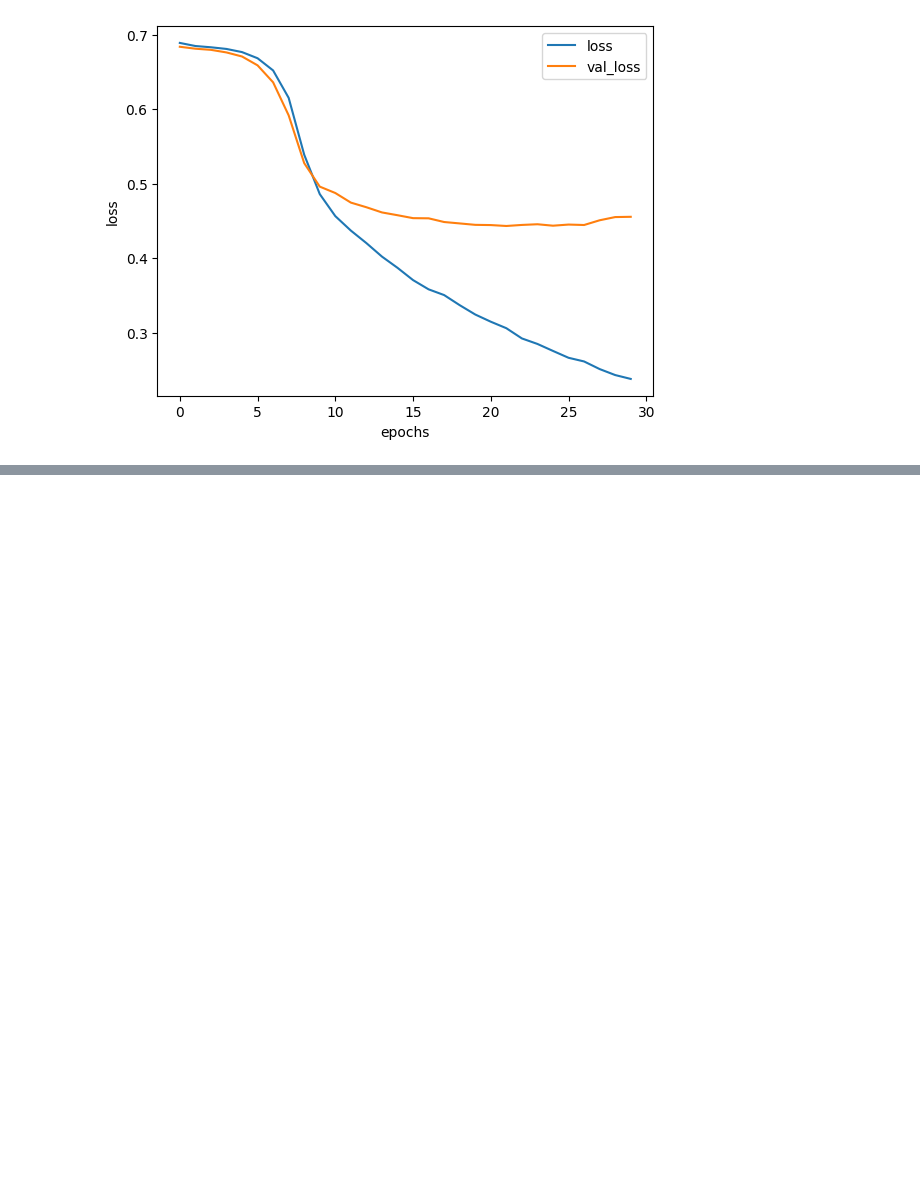
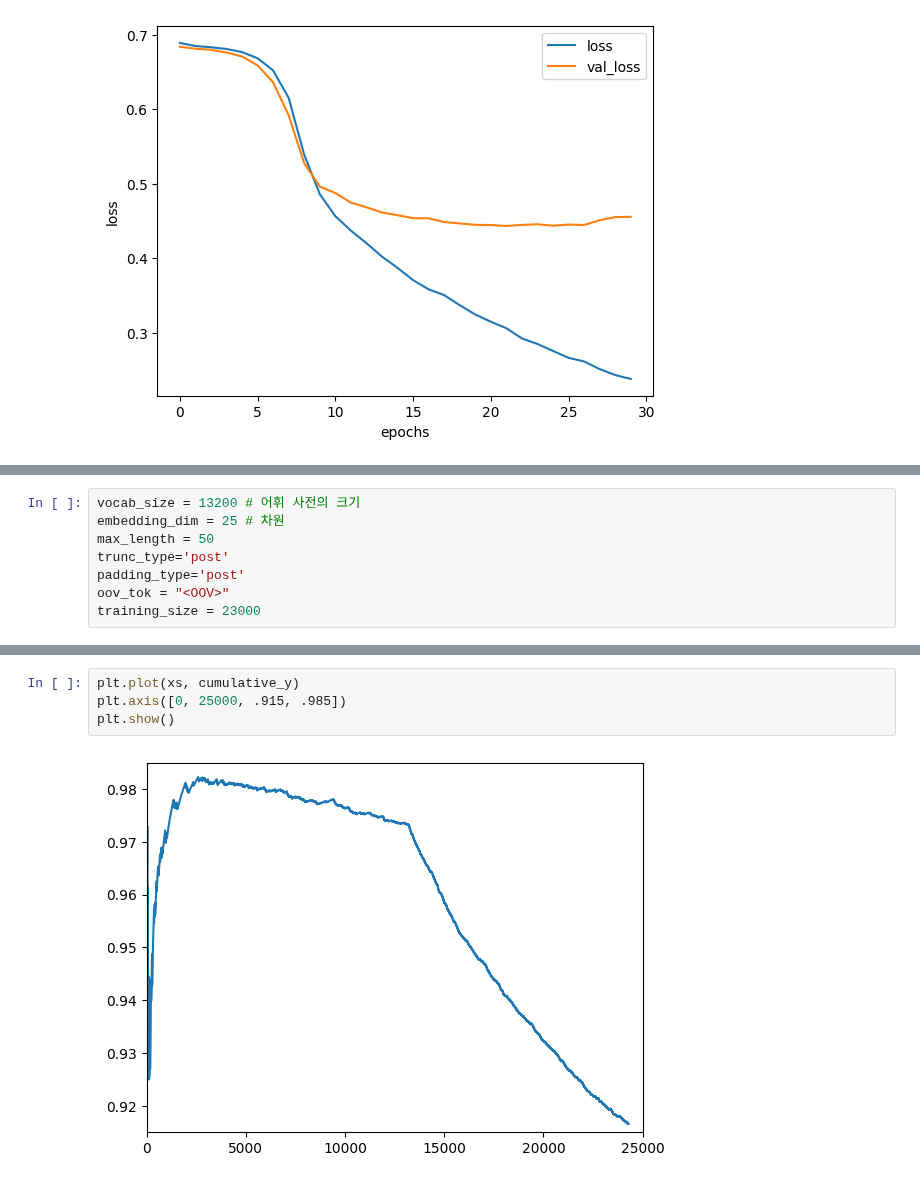
Before and after one commit to Gugo-le/school_record_, a Jupyter notebook: RNN.ipynb, the cells around one changed output, grey strips where cells are left out. Drawn from its saved outputs; the diff is of its cells as text; blank space fills up the shorter version.

```diff
--- a/RNN.ipynb
+++ b/RNN.ipynb
@@ -295,0 +346,8 @@ plt.show()
+# %%
+vocab_size = 13200 # 어휘 사전의 크기
+embedding_dim = 25 # 차원
+max_length = 50
+trunc_type='post'
+padding_type='post'
+oov_tok = "<OOV>"
+training_size = 23000
@@ -295,0 +395,6 @@ plt.show()
+# %%
+plt.plot(xs, cumulative_y)
+plt.axis([0, 25000, .915, .985])
+plt.show()
+# %% [output]
+[figure, added]
```
Also changed, not shown: parts of 15 cells of this notebook.
